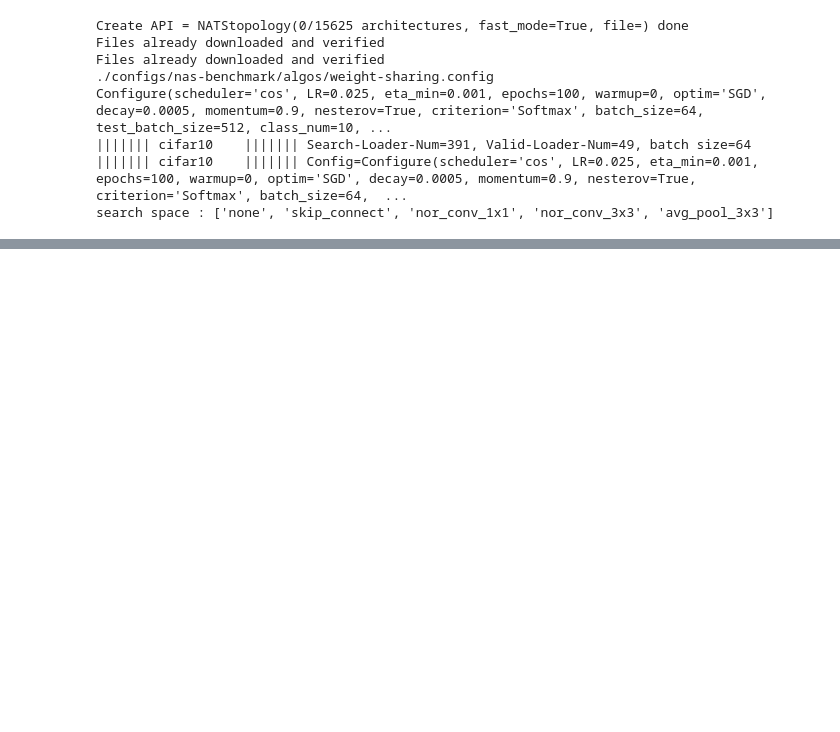
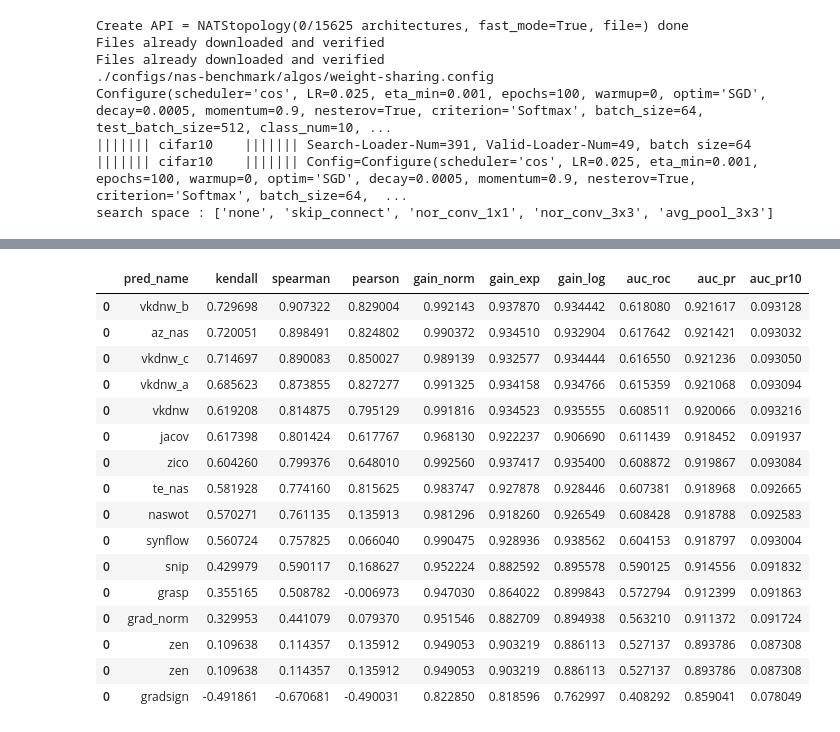
Before and after one commit to ondratybl/VKDNW, a Jupyter notebook: NB201/tss_general.ipynb, the cells around one changed output, grey strips where cells are left out. Saved outputs shown, nothing was run; the diff lists cells and outputs as text; code cells hidden in the pictures; blank space fills up the shorter version.

```diff
--- a/NB201/tss_general.ipynb
+++ b/NB201/tss_general.ipynb
@@ -592,0 +883,20 @@ else:
+# %%
+log.sort_values('kendall', ascending=False)
+# %% [output]
+|  | pred_name | kendall | spearman | pearson | gain_norm | gain_exp | gain_log | auc_roc | auc_pr | auc_pr10 |
+| 0 | vkdnw_b | 0.729698 | 0.907322 | 0.829004 | 0.992143 | 0.937870 | 0.934442 | 0.618080 | 0.921617 | 0.093128 |
+| 0 | az_nas | 0.720051 | 0.898491 | 0.824802 | 0.990372 | 0.934510 | 0.932904 | 0.617642 | 0.921421 | 0.093032 |
+| 0 | vkdnw_c | 0.714697 | 0.890083 | 0.850027 | 0.989139 | 0.932577 | 0.934444 | 0.616550 | 0.921236 | 0.093050 |
+| 0 | vkdnw_a | 0.685623 | 0.873855 | 0.827277 | 0.991325 | 0.934158 | 0.934766 | 0.615359 | 0.921068 | 0.093094 |
+| 0 | vkdnw | 0.619208 | 0.814875 | 0.795129 | 0.991816 | 0.934523 | 0.935555 | 0.608511 | 0.920066 | 0.093216 |
+| 0 | jacov | 0.617398 | 0.801424 | 0.617767 | 0.968130 | 0.922237 | 0.906690 | 0.611439 | 0.918452 | 0.091937 |
+| 0 | zico | 0.604260 | 0.799376 | 0.648010 | 0.992560 | 0.937417 | 0.935400 | 0.608872 | 0.919867 | 0.093084 |
+| 0 | te_nas | 0.581928 | 0.774160 | 0.815625 | 0.983747 | 0.927878 | 0.928446 | 0.607381 | 0.918968 | 0.092665 |
+| 0 | naswot | 0.570271 | 0.761135 | 0.135913 | 0.981296 | 0.918260 | 0.926549 | 0.608428 | 0.918788 | 0.092583 |
+| 0 | synflow | 0.560724 | 0.757825 | 0.066040 | 0.990475 | 0.928936 | 0.938562 | 0.604153 | 0.918797 | 0.093004 |
+| 0 | snip | 0.429979 | 0.590117 | 0.168627 | 0.952224 | 0.882592 | 0.895578 | 0.590125 | 0.914556 | 0.091832 |
+| 0 | grasp | 0.355165 | 0.508782 | -0.006973 | 0.947030 | 0.864022 | 0.899843 | 0.572794 | 0.912399 | 0.091863 |
+| 0 | grad_norm | 0.329953 | 0.441079 | 0.079370 | 0.951546 | 0.882709 | 0.894938 | 0.563210 | 0.911372 | 0.091724 |
+| 0 | zen | 0.109638 | 0.114357 | 0.135912 | 0.949053 | 0.903219 | 0.886113 | 0.527137 | 0.893786 | 0.087308 |
+| 0 | zen | 0.109638 | 0.114357 | 0.135912 | 0.949053 | 0.903219 | 0.886113 | 0.527137 | 0.893786 | 0.087308 |
+| 0 | gradsign | -0.491861 | -0.670681 | -0.490031 | 0.822850 | 0.818596 | 0.762997 | 0.408292 | 0.859041 | 0.078049 |
```
Also changed, not shown: parts of 14 cells of this notebook, 4 other files.
